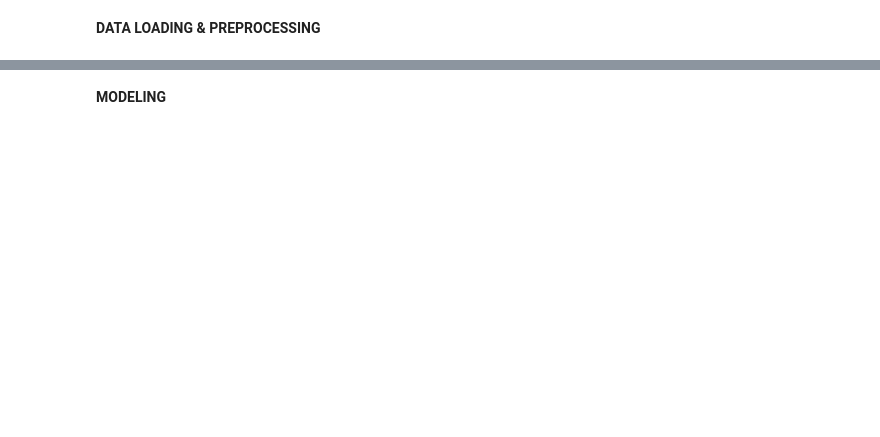
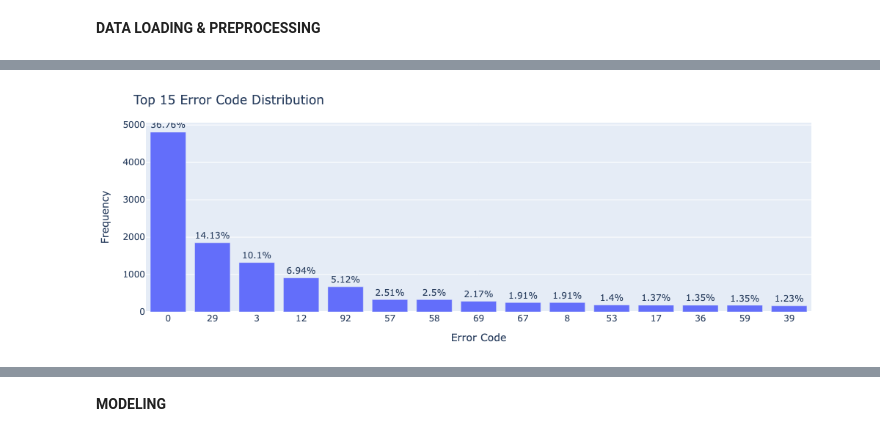
Before and after one commit to benedict8005/Machine-Learning-Repo, a Jupyter notebook: Data Visualisation Assignment.ipynb, the cells around one changed output, grey strips where cells are left out. Cells and saved outputs as stored; diff of their text form; code cells hidden in the pictures; blank space fills up the shorter version.

```diff
--- a/Data Visualisation Assignment.ipynb
+++ b/Data Visualisation Assignment.ipynb
@@ -29,0 +209,35 @@ from dash import Dash, dcc, html, Input, Output, State, ALL
+# %%
+# VISUALIZATION: DISTRIBUTION TABLE
+
+
+# Calculate Value Counts
+distribution_table = df_exploded['CONTROLLER_ERROR_CODE'].value_counts().reset_index()
+distribution_table.columns = ['Error Code', 'Count']
+
+# Calculate Percentage
+total_errors = distribution_table['Count'].sum()
+distribution_table['Percentage_Val'] = (distribution_table['Count'] / total_errors) * 100
+distribution_table['Percentage_Str'] = distribution_table['Percentage_Val'].round(2).astype(str) + '%'
+
+# Create Bar Chart
+# showing the Top 15 errors to keep the chart readable
+fig_bar = px.bar(
+    distribution_table.head(15),
+    x='Error Code',
+    y='Count',
+    text='Percentage_Str', # Show percentage on top of bars
+    title="Top 15 Error Code Distribution",
+    labels={'Count': 'Frequency', 'Error Code': 'Error Code'}
+)
+
+# Update Layout for better readability
+fig_bar.update_traces(textposition='outside') # Put text above the bars
+fig_bar.update_layout(
+    xaxis_type='category', # Ensure x-axis treats numbers as distinct categories
+    xaxis={'categoryorder':'total descending'}, # Sort bars from high to low
+    margin=dict(t=50, b=50, l=50, r=50)
+)
+
+fig_bar.show()
+# %% [output]
+[figure, added]
```
Also changed, not shown: parts of 17 cells of this notebook, 1 other file.
